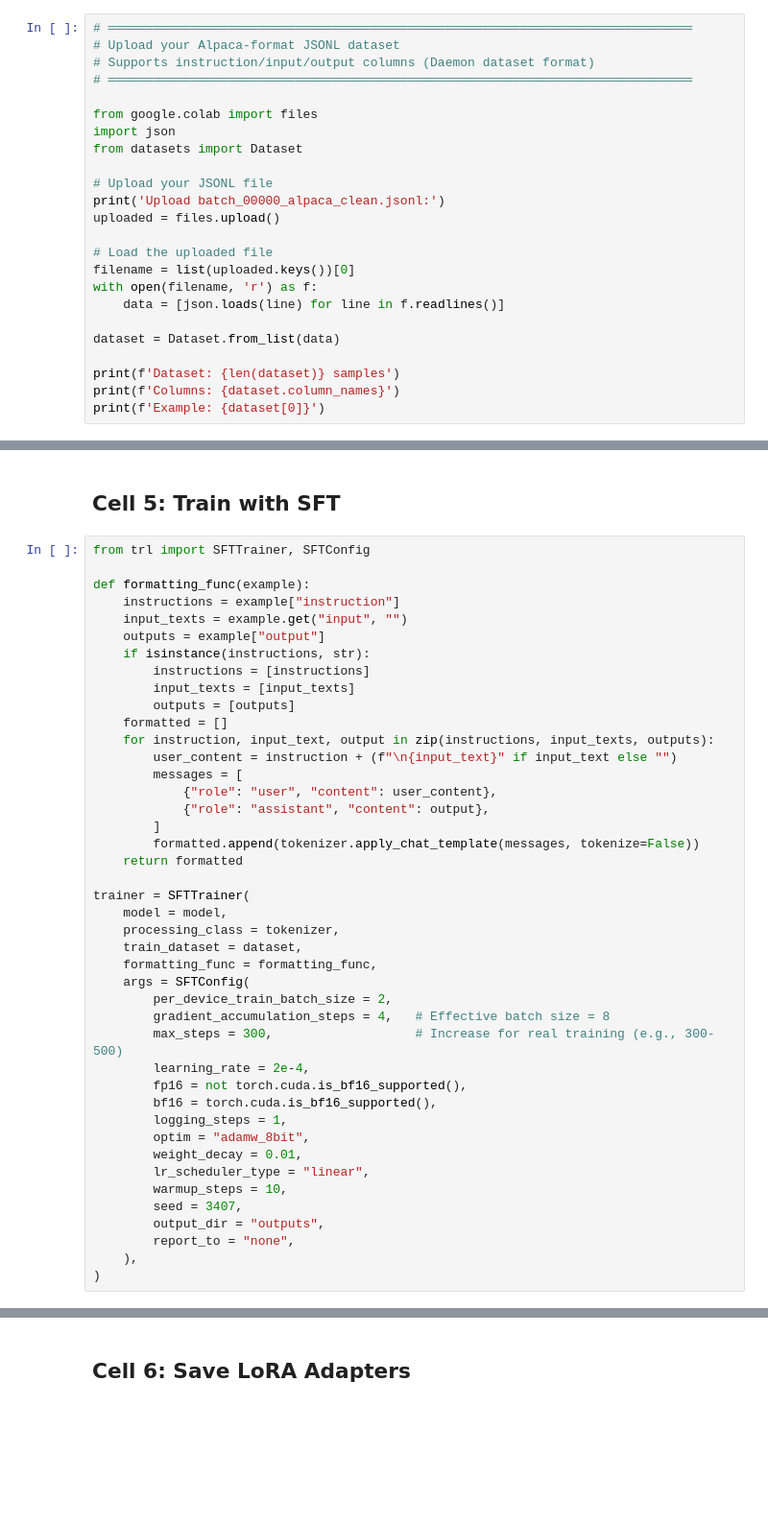
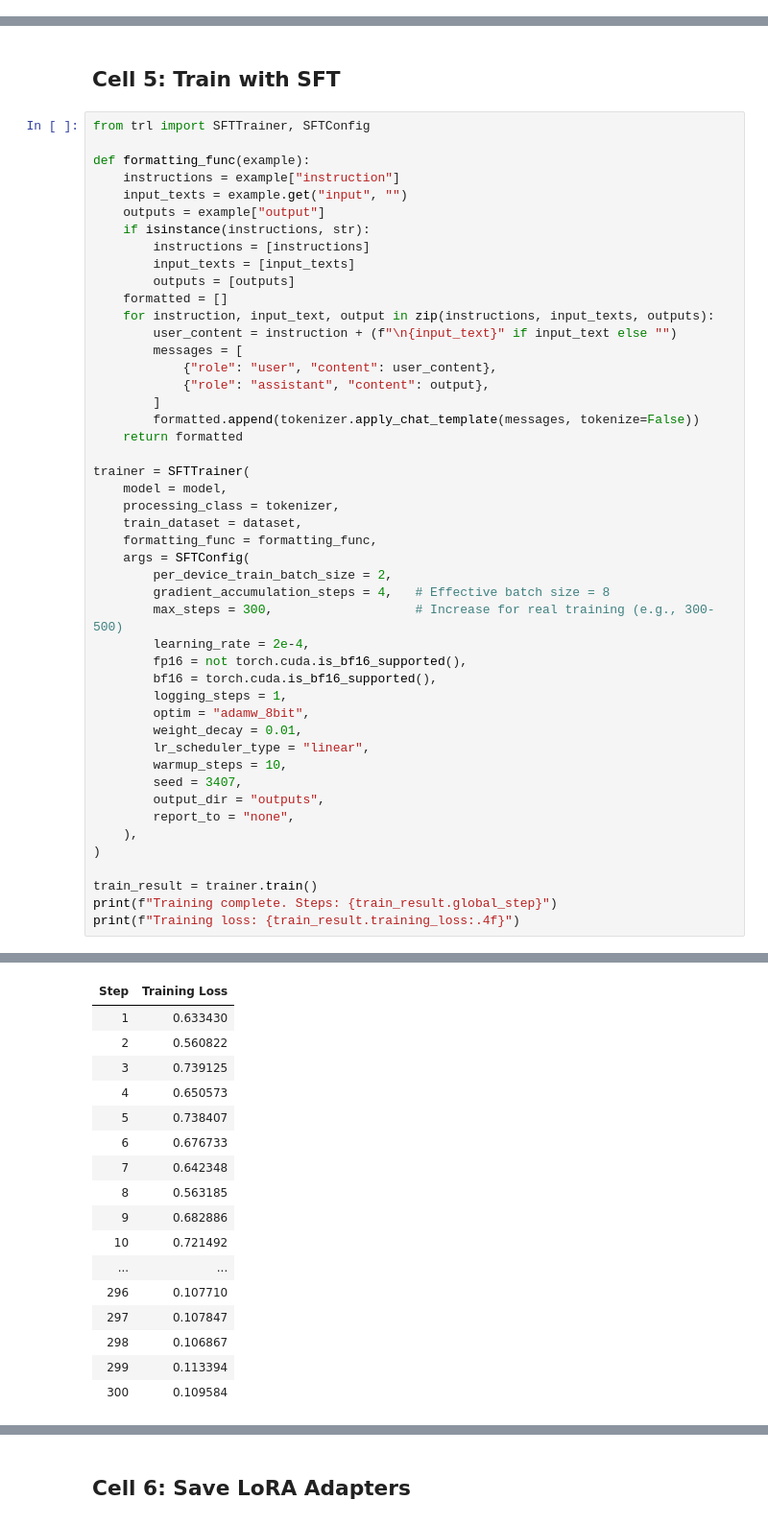
Before and after one commit to Rohan0603/Daemon, a Jupyter notebook: fine_tuning/notebooks/colab_finetune.ipynb, the cells around one changed output, grey strips where cells are left out. Shown at 96% size. Cells and saved outputs as stored; diff of their text form; blank space fills up the shorter version.

```diff
--- a/fine_tuning/notebooks/colab_finetune.ipynb
+++ b/fine_tuning/notebooks/colab_finetune.ipynb
@@ -90,27 +90,3 @@ Model loaded. Trainable params: None
 **Upload your dataset file** (batch_00000_alpaca_clean.jsonl), then run the cell below.
 
 Expected format: Alpaca JSONL with `instruction`, `input`, `output` columns.
-# %%
-# ══════════════════════════════════════════════════════════════════════════════
-# Upload your Alpaca-format JSONL dataset
-# Supports instruction/input/output columns (Daemon dataset format)
-# ══════════════════════════════════════════════════════════════════════════════
-
-from google.colab import files
-import json
-from datasets import Dataset
-
-# Upload your JSONL file
-print('Upload batch_00000_alpaca_clean.jsonl:')
-uploaded = files.upload()
-
-# Load the uploaded file
-filename = list(uploaded.keys())[0]
-with open(filename, 'r') as f:
-    data = [json.loads(line) for line in f.readlines()]
-
-dataset = Dataset.from_list(data)
-
-print(f'Dataset: {len(dataset)} samples')
-print(f'Columns: {dataset.column_names}')
-print(f'Example: {dataset[0]}')
@@ -166,5 +196,9 @@ trainer = SFTTrainer(
         report_to = "none",
     ),
 )
+
+train_result = trainer.train()
+print(f"Training complete. Steps: {train_result.global_step}")
+print(f"Training loss: {train_result.training_loss:.4f}")
 # %% [output]
 🦥 Unsloth: Padding-free auto-enabled, enabling faster training.
@@ -170,0 +211,17 @@ trainer = SFTTrainer(
+| Step | Training Loss |
+| 1 | 0.633430 |
+| 2 | 0.560822 |
+| 3 | 0.739125 |
+| 4 | 0.650573 |
+| 5 | 0.738407 |
+| 6 | 0.676733 |
+| 7 | 0.642348 |
+| 8 | 0.563185 |
+| 9 | 0.682886 |
+| 10 | 0.721492 |
+| ... | ... |
+| 296 | 0.107710 |
+| 297 | 0.107847 |
+| 298 | 0.106867 |
+| 299 | 0.113394 |
+| 300 | 0.109584 |
```
Also changed, not shown: parts of 9 cells of this notebook.
